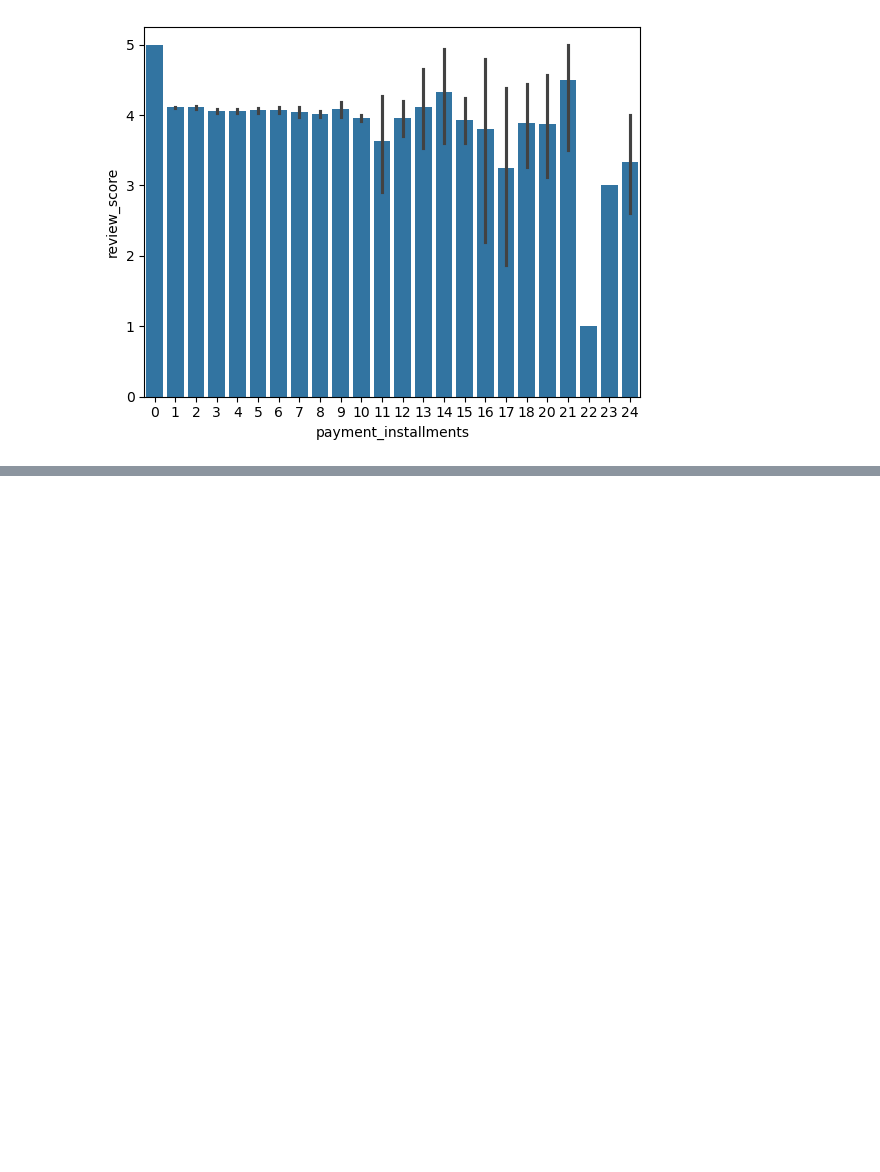
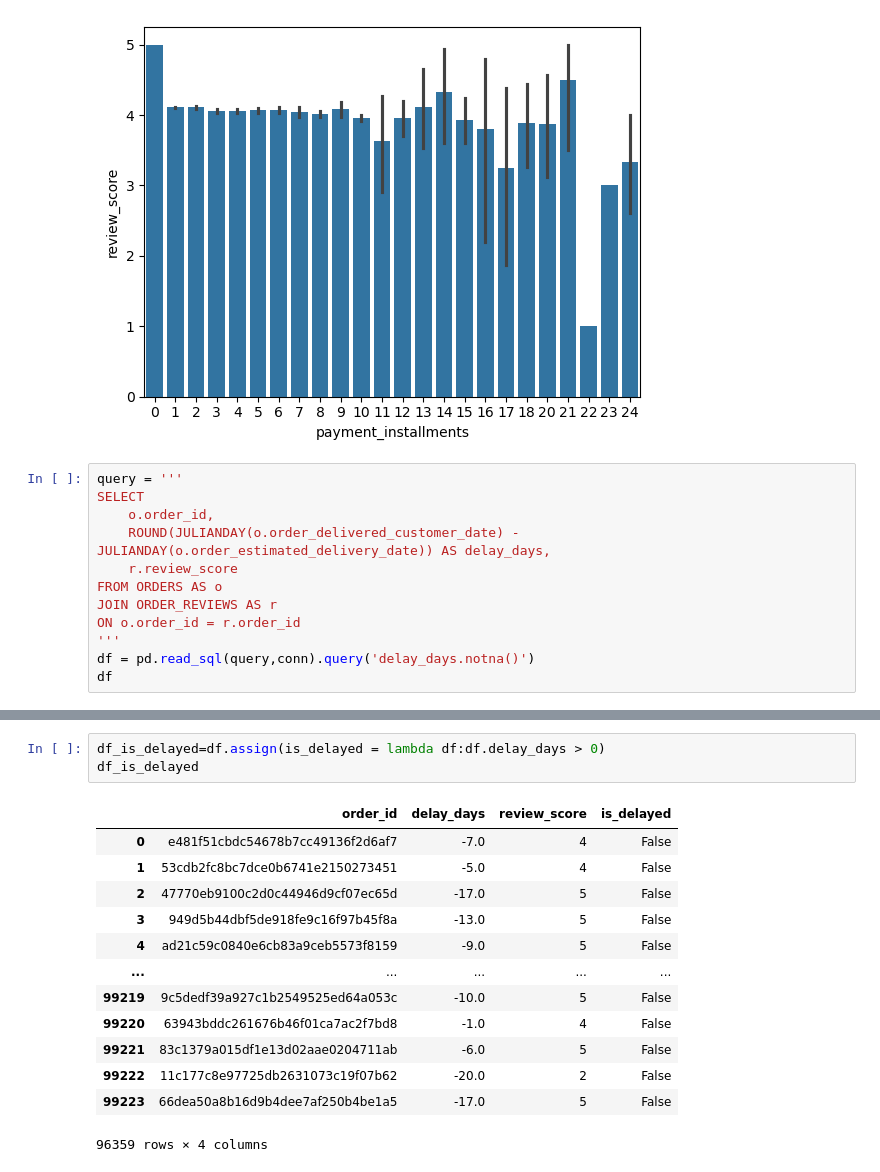
Before and after one commit to taaesu/olist_analysis, a Jupyter notebook: olist_analysis.ipynb, the cells around one changed output, grey strips where cells are left out. Drawn from its saved outputs; the diff is of its cells as text; blank space fills up the shorter version.

```diff
--- a/olist_analysis.ipynb
+++ b/olist_analysis.ipynb
@@ -755,3 +755,15 @@ df
 sns.barplot(data=df, x='payment_installments', y='review_score');
 # %% [output]
 [figure]
+# %%
+query = '''
+SELECT
+    o.order_id,
+    ROUND(JULIANDAY(o.order_delivered_customer_date) - JULIANDAY(o.order_estimated_delivery_date)) AS delay_days,
+    r.review_score
+FROM ORDERS AS o
+JOIN ORDER_REVIEWS AS r
+ON o.order_id = r.order_id
+'''
+df = pd.read_sql(query,conn).query('delay_days.notna()')
+df
@@ -757,0 +784,17 @@ sns.barplot(data=df, x='payment_installments', y='review_score');
+# %%
+df_is_delayed=df.assign(is_delayed = lambda df:df.delay_days > 0)
+df_is_delayed
+# %% [output]
+|  | order_id | delay_days | review_score | is_delayed |
+| 0 | e481f51cbdc54678b7cc49136f2d6af7 | -7.0 | 4 | False |
+| 1 | 53cdb2fc8bc7dce0b6741e2150273451 | -5.0 | 4 | False |
+| 2 | 47770eb9100c2d0c44946d9cf07ec65d | -17.0 | 5 | False |
+| 3 | 949d5b44dbf5de918fe9c16f97b45f8a | -13.0 | 5 | False |
+| 4 | ad21c59c0840e6cb83a9ceb5573f8159 | -9.0 | 5 | False |
+| ... | ... | ... | ... | ... |
+| 99219 | 9c5dedf39a927c1b2549525ed64a053c | -10.0 | 5 | False |
+| 99220 | 63943bddc261676b46f01ca7ac2f7bd8 | -1.0 | 4 | False |
+| 99221 | 83c1379a015df1e13d02aae0204711ab | -6.0 | 5 | False |
+| 99222 | 11c177c8e97725db2631073c19f07b62 | -20.0 | 2 | False |
+| 99223 | 66dea50a8b16d9b4dee7af250b4be1a5 | -17.0 | 5 | False |
+96359 rows × 4 columns
```
Also changed, not shown: parts of 6 cells of this notebook, 1 other file.
